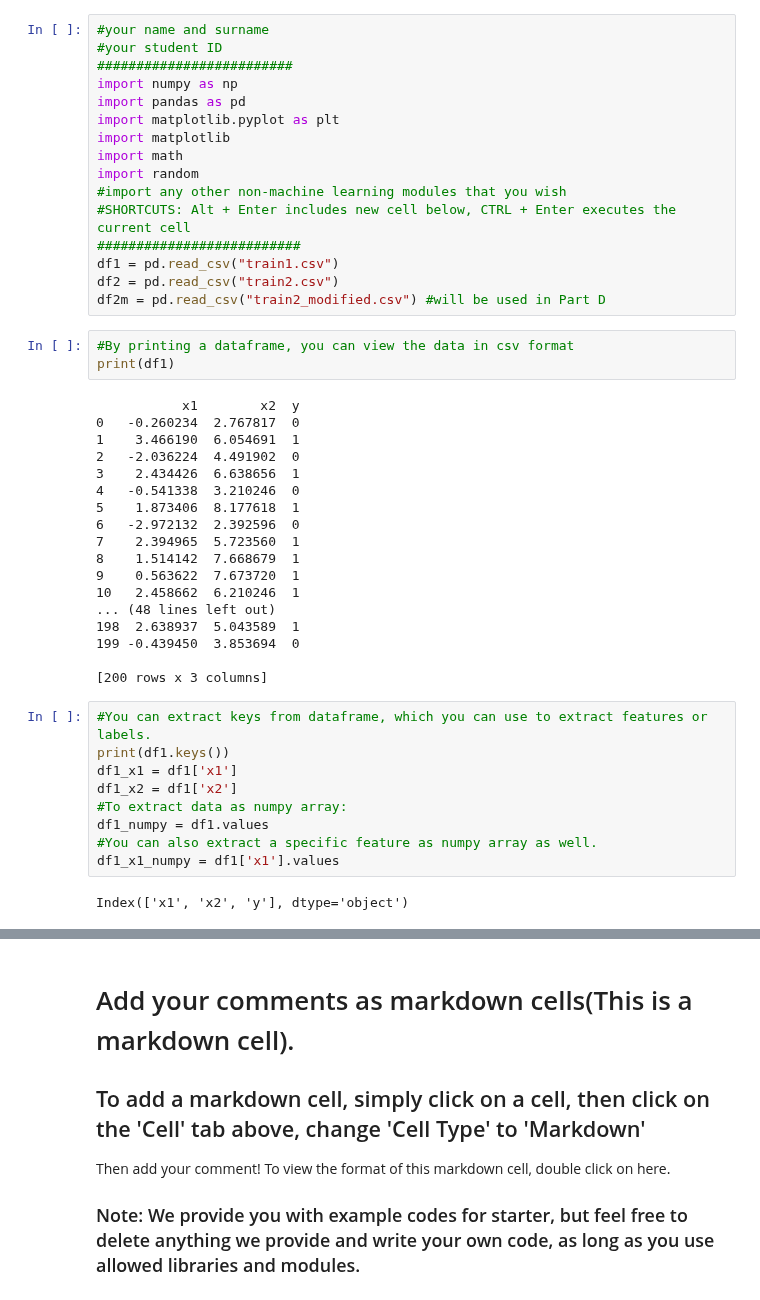
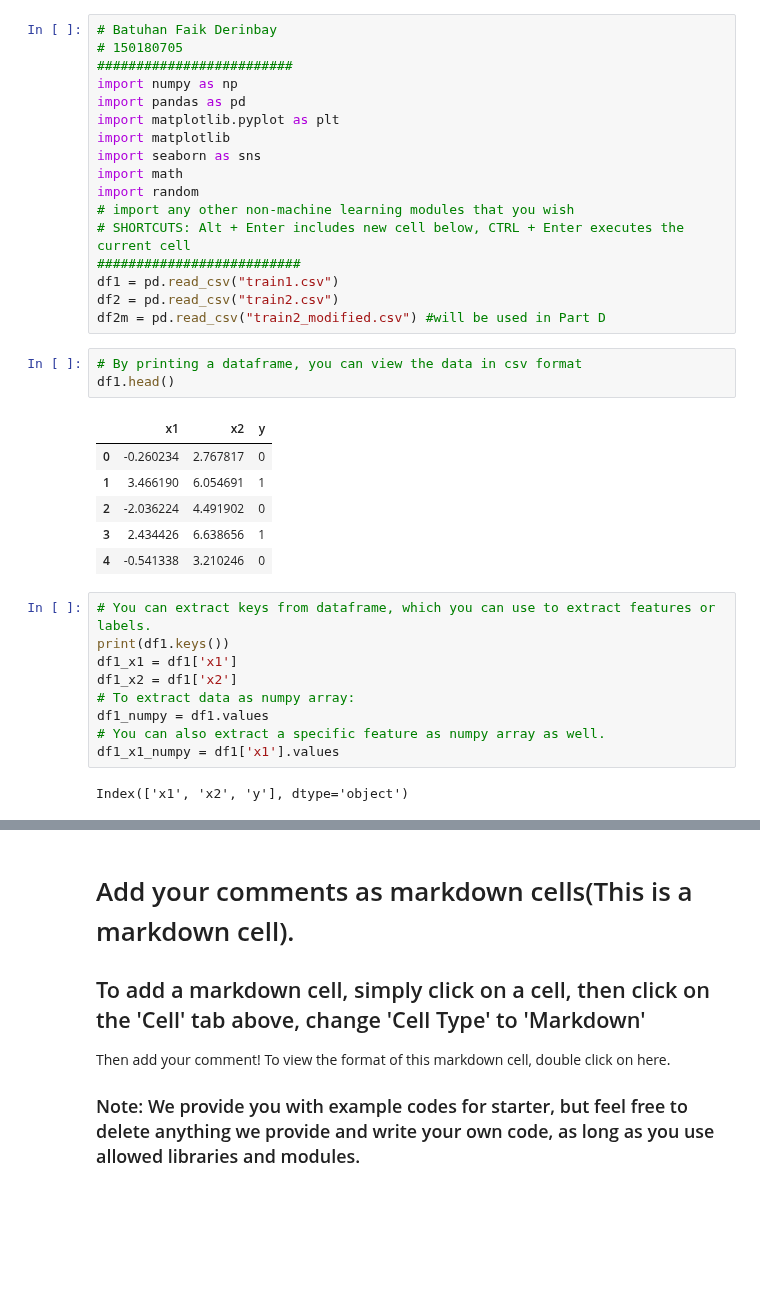
Before and after one commit to batuhanfaik/itu-cmpe, a Jupyter notebook: hw1/HW1_template.ipynb, the cells around one changed output, grey strips where cells are left out. Drawn from its saved outputs; the diff is of its cells as text; blank space fills up the shorter version.

```diff
--- a/hw1/HW1_template.ipynb
+++ b/hw1/HW1_template.ipynb
@@ -1,48 +1,38 @@
 # %%
-#your name and surname
-#your student ID
+# Batuhan Faik Derinbay
+# 150180705
 #########################
 import numpy as np
 import pandas as pd
 import matplotlib.pyplot as plt
 import matplotlib
+import seaborn as sns
 import math
 import random
-#import any other non-machine learning modules that you wish
-#SHORTCUTS: Alt + Enter includes new cell below, CTRL + Enter executes the current cell
+# import any other non-machine learning modules that you wish
+# SHORTCUTS: Alt + Enter includes new cell below, CTRL + Enter executes the current cell
 ##########################
 df1 = pd.read_csv("train1.csv")
 df2 = pd.read_csv("train2.csv")
 df2m = pd.read_csv("train2_modified.csv") #will be used in Part D
 # %%
-#By printing a dataframe, you can view the data in csv format
-print(df1)
+# By printing a dataframe, you can view the data in csv format
+df1.head()
 # %% [output]
-           x1        x2  y
-0   -0.260234  2.767817  0
-1    3.466190  6.054691  1
-2   -2.036224  4.491902  0
-3    2.434426  6.638656  1
-4   -0.541338  3.210246  0
-5    1.873406  8.177618  1
-6   -2.972132  2.392596  0
-7    2.394965  5.723560  1
-8    1.514142  7.668679  1
-9    0.563622  7.673720  1
-10   2.458662  6.210246  1
-... (48 lines left out)
-198  2.638937  5.043589  1
-199 -0.439450  3.853694  0
-
-[200 rows x 3 columns]
+|  | x1 | x2 | y |
+| 0 | -0.260234 | 2.767817 | 0 |
+| 1 | 3.466190 | 6.054691 | 1 |
+| 2 | -2.036224 | 4.491902 | 0 |
+| 3 | 2.434426 | 6.638656 | 1 |
+| 4 | -0.541338 | 3.210246 | 0 |
 # %%
-#You can extract keys from dataframe, which you can use to extract features or labels.
+# You can extract keys from dataframe, which you can use to extract features or labels.
 print(df1.keys())
 df1_x1 = df1['x1']
 df1_x2 = df1['x2']
-#To extract data as numpy array:
+# To extract data as numpy array:
 df1_numpy = df1.values
-#You can also extract a specific feature as numpy array as well.
+# You can also extract a specific feature as numpy array as well.
 df1_x1_numpy = df1['x1'].values
 # %% [output]
 Index(['x1', 'x2', 'y'], dtype='object')
```
Also changed, not shown: parts of 11 cells of this notebook.
